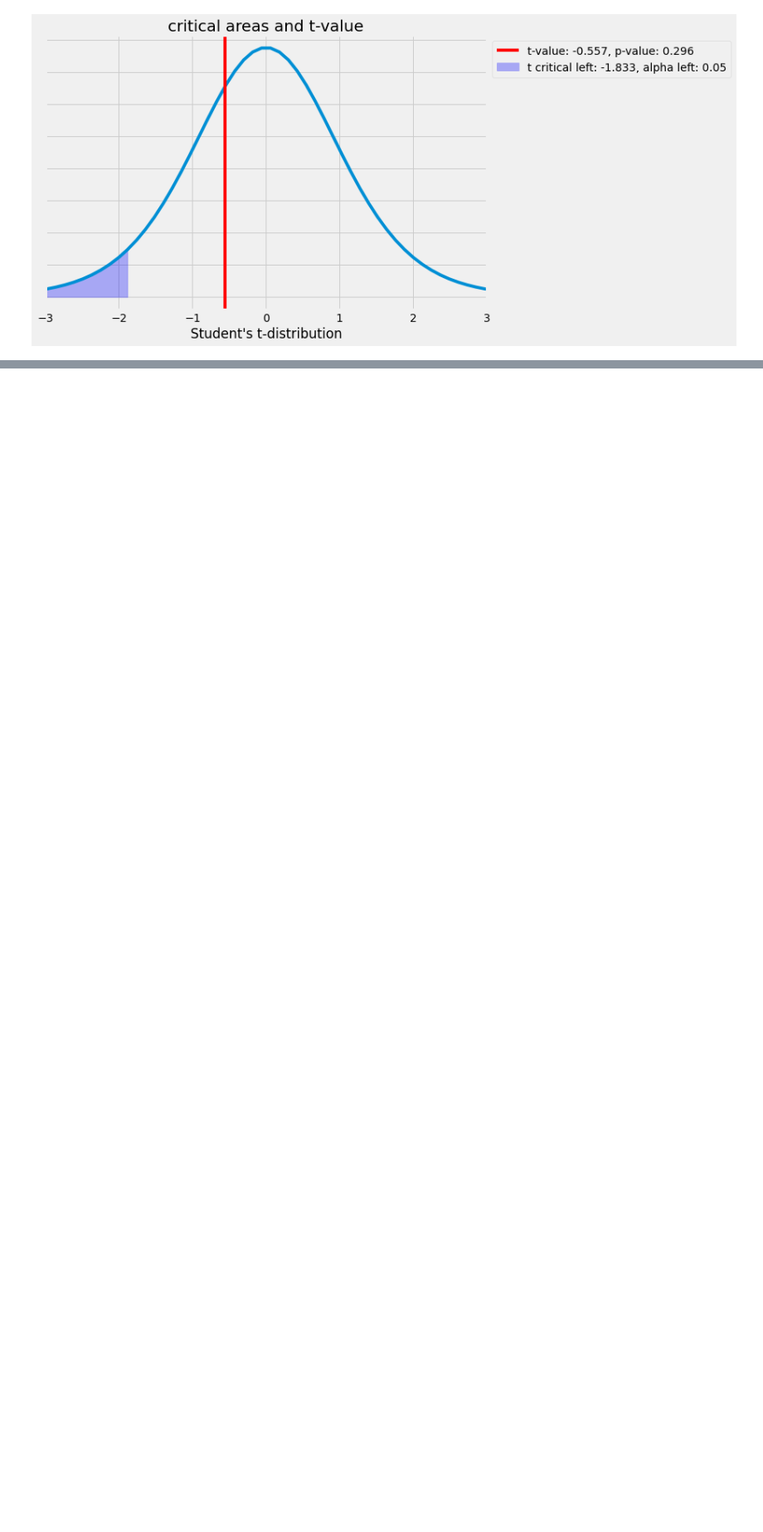
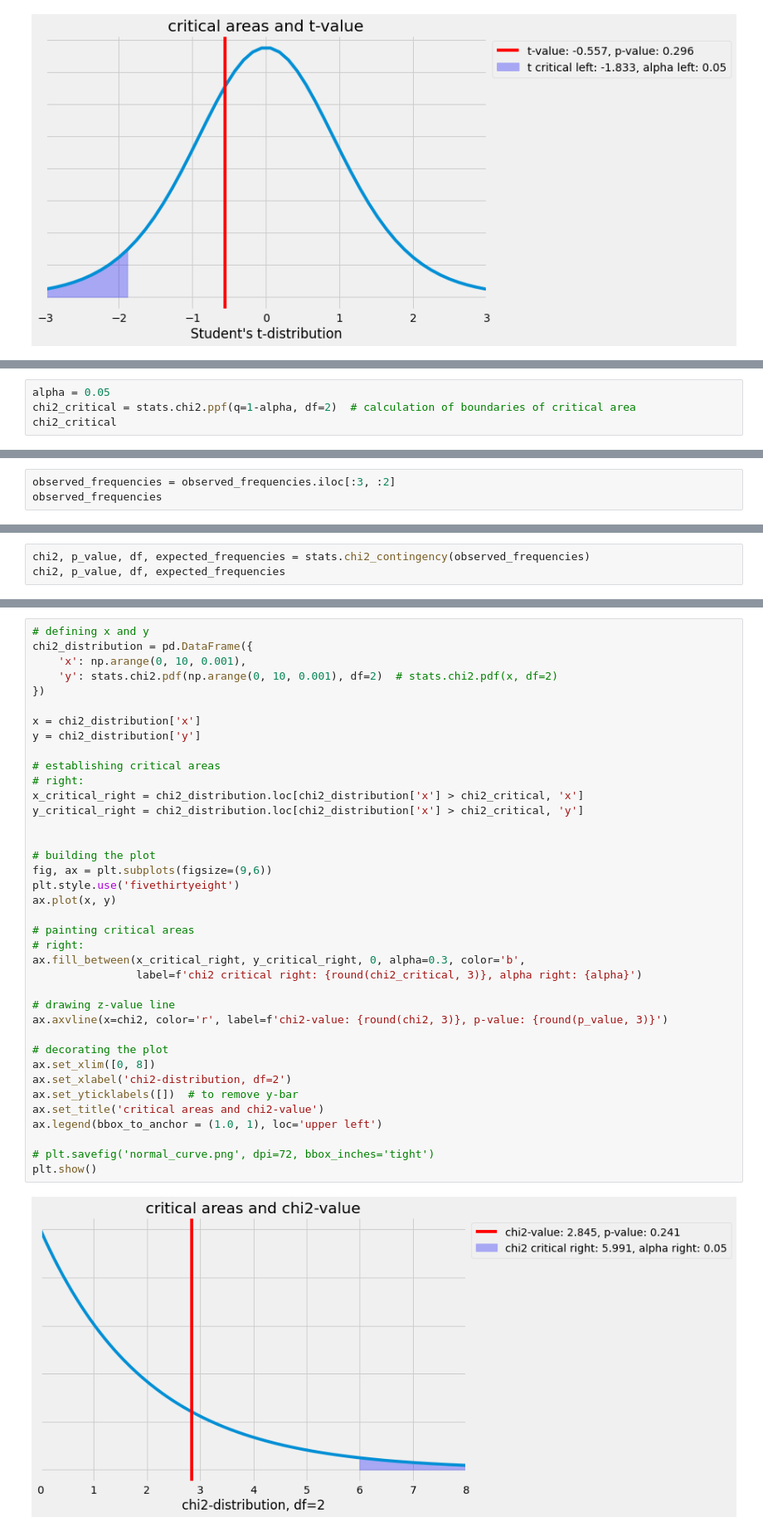
Before and after one commit to ME-27/Probability_Theory_and_Statistics_Geekbrains_course, a Jupyter notebook: Probability_And_Statistics_Crashcourse_Of_My_Own/Hypothesis_Testing.ipynb, the cells around one changed output, grey strips where cells are left out. Shown at 83% size. Drawn from its saved outputs; the diff is of its cells as text; blank space fills up the shorter version.

```diff
--- a/Probability_And_Statistics_Crashcourse_Of_My_Own/Hypothesis_Testing.ipynb
+++ b/Probability_And_Statistics_Crashcourse_Of_My_Own/Hypothesis_Testing.ipynb
@@ -315,0 +537,4 @@ we do not reject $H_0$ at 5% of significance as $t (-0.55) > -1.83$ or p-value (
+# %%
+alpha = 0.05
+chi2_critical = stats.chi2.ppf(q=1-alpha, df=2)  # calculation of boundaries of critical area
+chi2_critical
@@ -315,0 +554,3 @@ we do not reject $H_0$ at 5% of significance as $t (-0.55) > -1.83$ or p-value (
+# %%
+observed_frequencies = observed_frequencies.iloc[:3, :2]
+observed_frequencies
@@ -315,0 +563,3 @@ we do not reject $H_0$ at 5% of significance as $t (-0.55) > -1.83$ or p-value (
+# %%
+chi2, p_value, df, expected_frequencies = stats.chi2_contingency(observed_frequencies)
+chi2, p_value, df, expected_frequencies
@@ -315,0 +584,40 @@ we do not reject $H_0$ at 5% of significance as $t (-0.55) > -1.83$ or p-value (
+# %%
+# defining x and y
+chi2_distribution = pd.DataFrame({
+    'x': np.arange(0, 10, 0.001),
+    'y': stats.chi2.pdf(np.arange(0, 10, 0.001), df=2)  # stats.chi2.pdf(x, df=2)
+})
+
+x = chi2_distribution['x']
+y = chi2_distribution['y']
+
+# establishing critical areas
+# right:
+x_critical_right = chi2_distribution.loc[chi2_distribution['x'] > chi2_critical, 'x']
+y_critical_right = chi2_distribution.loc[chi2_distribution['x'] > chi2_critical, 'y']
+
+
+# building the plot
+fig, ax = plt.subplots(figsize=(9,6))
+plt.style.use('fivethirtyeight')
+ax.plot(x, y)
+
+# painting critical areas
+# right:
+ax.fill_between(x_critical_right, y_critical_right, 0, alpha=0.3, color='b',
+                label=f'chi2 critical right: {round(chi2_critical, 3)}, alpha right: {alpha}')
+
+# drawing z-value line
+ax.axvline(x=chi2, color='r', label=f'chi2-value: {round(chi2, 3)}, p-value: {round(p_value, 3)}')
+
+# decorating the plot
+ax.set_xlim([0, 8])
+ax.set_xlabel('chi2-distribution, df=2')
+ax.set_yticklabels([])  # to remove y-bar
+ax.set_title('critical areas and chi2-value')
+ax.legend(bbox_to_anchor = (1.0, 1), loc='upper left')
+
+# plt.savefig('normal_curve.png', dpi=72, bbox_inches='tight')
+plt.show()
+# %% [output]
+[figure, added]
```
Also changed, not shown: parts of 98 cells of this notebook.
